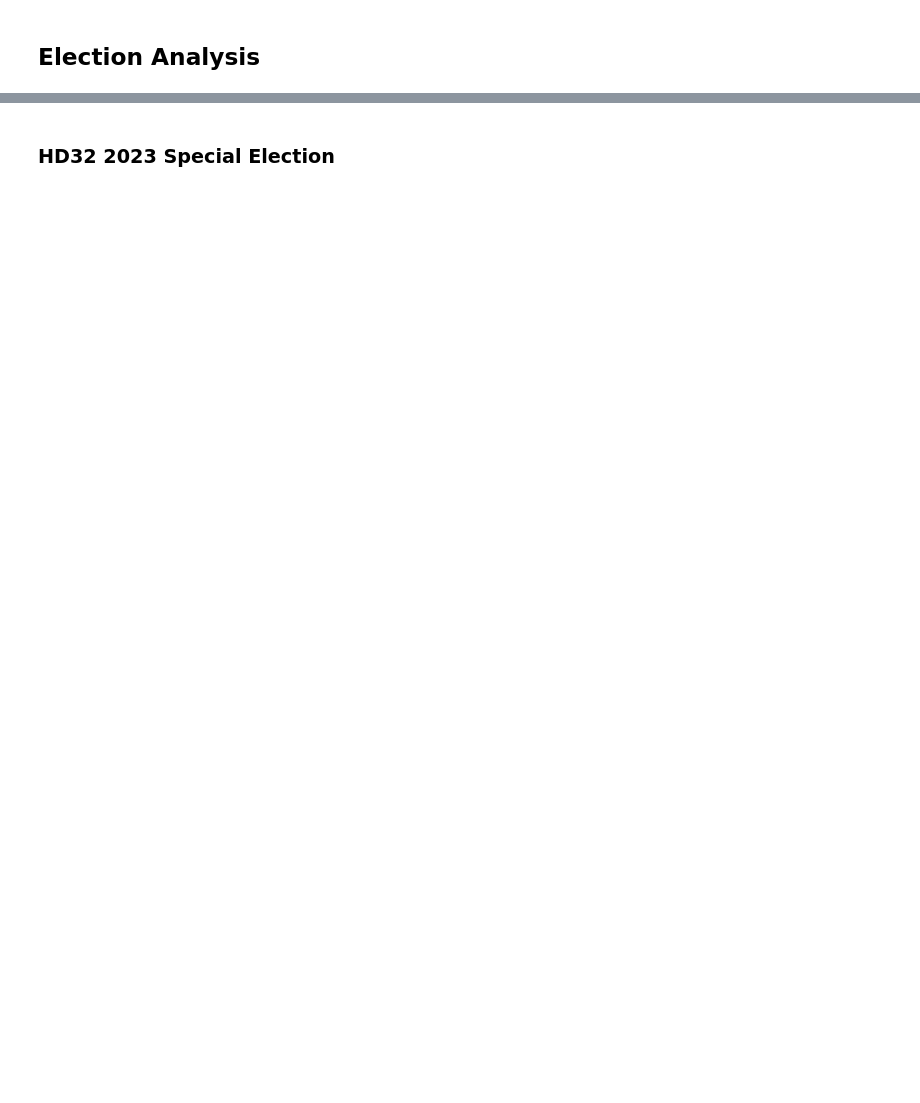
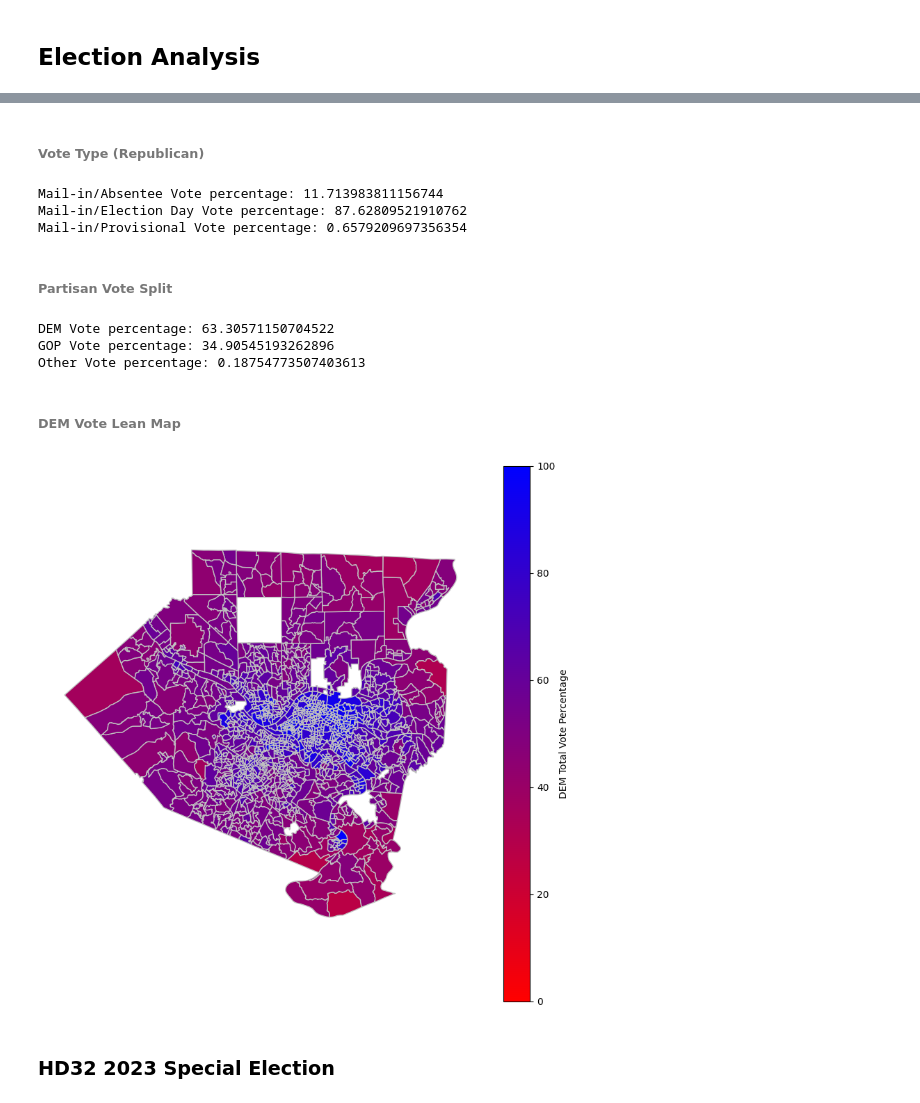
Before and after one commit to jonprice99/Regional-Election-Analysis, a Jupyter notebook: election_data.ipynb, the cells around one changed output, grey strips where cells are left out. Cells and saved outputs as stored; diff of their text form; code cells hidden in the pictures; blank space fills up the shorter version.

Commit message:
Start 2023G Breakdowns

```diff
--- a/election_data.ipynb
+++ b/election_data.ipynb
@@ -1135,0 +1148,11 @@ Average turnout (2023 General - Penn Hills): 36.955
+# %%
+allegheny_general22_USSen_breakdown = allegheny_general22_breakdown_dict.get(list(allegheny_general22_breakdown_dict.keys())[0])
+
+# format the column names for allegheny_general22_USSen_breakdown
+allegheny_general22_USSen_breakdown_columns = ['County', 'Registered Voters', 'Election Day (DEM)', 'Absentee (DEM)', 'Provisional (DEM)', 'Total Votes (DEM)', 'Election Day (GOP)', 'Absentee (GOP)', 'Provisional (GOP)', 'Total Votes (GOP)', 'Election Day (LIB)', 'Absentee (LIB)', 'Provisional (LIB)', 'Total Votes (LIB)', 'Election Day (GRN)', 'Absentee (GRN)', 'Provisional (GRN)', 'Total Votes (GRN)', 'Election Day (KEY)', 'Absentee (KEY)', 'Provisional (KEY)', 'Total Votes (KEY)', 'Election Day (Other)', 'Absentee (Other)', 'Provisional (Other)', 'Total Votes (Other)', 'Total']
+allegheny_general22_USSen_breakdown.columns = allegheny_general22_USSen_breakdown_columns
+
+# convert all but the first column from strings to integers
+for col in allegheny_general22_USSen_breakdown_columns:
+    if (col != 'County'):
+        allegheny_general22_USSen_breakdown[col] = allegheny_general22_USSen_breakdown[col].astype(int)
@@ -1135,0 +1217,15 @@ Average turnout (2023 General - Penn Hills): 36.955
+# %%
+# remove apostrophes from the 'Muni_War_1' column
+allegheny_district_map['Muni_War_1'] = allegheny_district_map['Muni_War_1'].apply(lambda x: re.sub(r"'", '', x))
+allegheny_general22_USSen_breakdown['County'] = allegheny_general22_USSen_breakdown['County'].apply(lambda x: re.sub(r"'", '', x))
+
+# fix the district names for Springdale
+allegheny_district_map['Muni_War_1'] = allegheny_district_map['Muni_War_1'].apply(lambda x: re.sub(r"Springdal ", 'Springdale ', x))
+# %%
+# link the election results to the map
+allegheny_general22_USSen_breakdown_map = allegheny_district_map.merge(allegheny_general22_USSen_breakdown, how='left', left_on='Muni_War_1', right_on='County')
+hd32_general22_USSen_breakdown_map = hd32_district_map.merge(hd32_general22_USSen_vote_breakdown, how='left', left_on='Muni_War_1', right_on='County')
+ph_general22_USSen_breakdown_map = ph_district_map.merge(ph_general22_USSen_vote_breakdown, how="left", left_on="Muni_War_1", right_on="County")
+verona_general22_USSen_breakdown_map = verona_district_map.merge(verona_general22_USSen_vote_breakdown, how="left", left_on="Muni_War_1", right_on="County")
+oakmont_general22_USSen_breakdown_map = oakmont_district_map.merge(oakmont_general22_USSen_vote_breakdown, how="left", left_on="Muni_War_1", right_on="County")
+plum_general22_USSen_breakdown_map = plum_district_map.merge(plum_general22_USSen_vote_breakdown, how="left", left_on="Muni_War_1", right_on="County")
@@ -1136,3 +1249,56 @@ Average turnout (2023 General - Penn Hills): 36.955
+# %% [markdown]
+###### Vote Type (Republican)
+# %%
+allegheny_general22_USSen_gop_mail_vote_ratio = (sum(allegheny_general22_USSen_breakdown['Absentee (GOP)']) / sum(allegheny_general22_USSen_breakdown['Total Votes (GOP)'])) * 100
+print("Mail-in/Absentee Vote percentage: " + str(allegheny_general22_USSen_gop_mail_vote_ratio))
+
+allegheny_general22_USSen_gop_eday_vote_ratio = (sum(allegheny_general22_USSen_breakdown['Election Day (GOP)']) / sum(allegheny_general22_USSen_breakdown['Total Votes (GOP)'])) * 100
+print("Mail-in/Election Day Vote percentage: " + str(allegheny_general22_USSen_gop_eday_vote_ratio))
+
+allegheny_general22_USSen_gop_provisional_vote_ratio = (sum(allegheny_general22_USSen_breakdown['Provisional (GOP)']) / sum(allegheny_general22_USSen_breakdown['Total Votes (GOP)'])) * 100
+print("Mail-in/Provisional Vote percentage: " + str(allegheny_general22_USSen_gop_provisional_vote_ratio))
+# %% [output]
+Mail-in/Absentee Vote percentage: 11.713983811156744
+Mail-in/Election Day Vote percentage: 87.62809521910762
+Mail-in/Provisional Vote percentage: 0.6579209697356354
+# %% [markdown]
+###### Partisan Vote Split
+# %%
+allegheny_general22_USSen_dem_vote_ratio = (sum(allegheny_general22_USSen_breakdown['Total Votes (DEM)']) / sum(allegheny_general22_USSen_breakdown['Total'])) * 100
+print("DEM Vote percentage: " + str(allegheny_general22_USSen_dem_vote_ratio))
+
+allegheny_general22_USSen_gop_vote_ratio = (sum(allegheny_general22_USSen_breakdown['Total Votes (GOP)']) / sum(allegheny_general22_USSen_breakdown['Total'])) * 100
+print("GOP Vote percentage: " + str(allegheny_general22_USSen_gop_vote_ratio))
+
+allegheny_general22_USSen_other_vote_ratio = (sum(allegheny_general22_USSen_breakdown['Total Votes (Other)']) / sum(allegheny_general22_USSen_breakdown['Total'])) * 100
+print("Other Vote percentage: " + str(allegheny_general22_USSen_other_vote_ratio))
+# %% [output]
+DEM Vote percentage: 63.30571150704522
+GOP Vote percentage: 34.90545193262896
+Other Vote percentage: 0.18754773507403613
+# %% [markdown]
+###### DEM Vote Lean Map
+# %%
+# Create a custom colormap from red to blue
+cmap = matplotlib.colors.LinearSegmentedColormap.from_list('red_to_blue', ['red', 'blue'])
+
+# Modify the code to use the custom colormap
+labeled_allegheny_general22_USSen_breakdown_map = allegheny_general22_USSen_breakdown_map.plot(column="DEM Total Vote Percentage", #Set the data to be used for coloring
+                       edgecolor="#C0C0C0", #Set the color of the outlines for each district
+                       legend=True, #Show the legend
+                       legend_kwds={'label': "DEM Total Vote Percentage"}, #Label the legend
+                       figsize=(10,10), #Set the size of the graph
+                       cmap=cmap, #Use the custom colormap
+                       vmin=0,
+                       vmax=100
+                    )
+
+# hide the x and y axis on the plot & move the legend
+labeled_allegheny_general22_USSen_breakdown_map.axis('off')
+
+plt.show()
+# %% [output]
+[figure, added]
 # %% [markdown]
 ### HD32 2023 Special Election
 # %%
```
Also changed, not shown: parts of 57 cells of this notebook, 1 other file.
